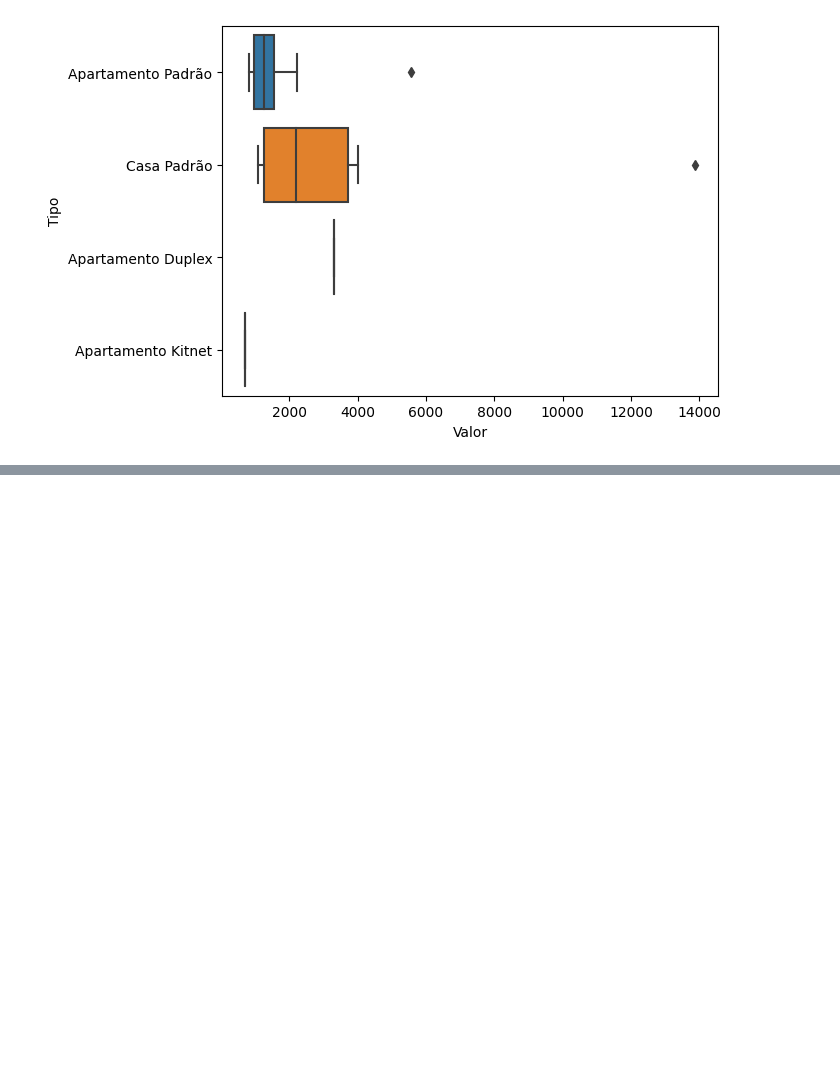
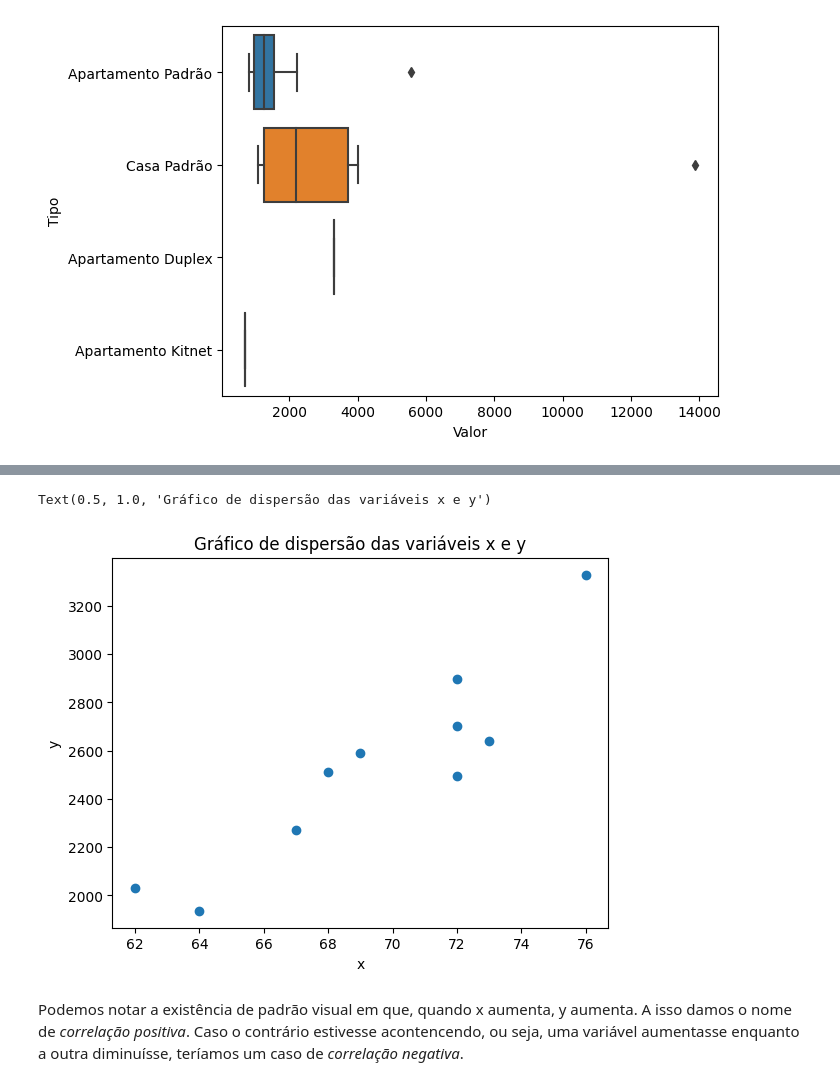
Before and after one commit to naomyduarteg/mba_datascience_usp, a Jupyter notebook: Estatistica.ipynb, the cells around one changed output, grey strips where cells are left out. Cells and saved outputs as stored; diff of their text form; code cells hidden in the pictures; blank space fills up the shorter version.

```diff
--- a/Estatistica.ipynb
+++ b/Estatistica.ipynb
@@ -205,0 +291,5 @@ plt.show()
+# %%
+dados = pd.DataFrame(data={'x': [62, 64, 67, 68, 69, 72, 72, 73, 72, 76],
+                           'y': [2032, 1936, 2272, 2512, 2592, 2496, 2704, 2640, 2896, 3328]})
+
+dados.head()
@@ -205,0 +303,11 @@ plt.show()
+# %%
+#gerando o gráfico de dispersão
+plt.scatter(dados['x'], dados['y'])
+plt.xlabel("x")
+plt.ylabel("y")
+plt.title("Gráfico de dispersão das variáveis x e y")
+# %% [output]
+Text(0.5, 1.0, 'Gráfico de dispersão das variáveis x e y')
+[figure, added]
+# %% [markdown]
+Podemos notar a existência de padrão visual em que, quando x aumenta, y aumenta. A isso damos o nome de *correlação positiva*. Caso o contrário estivesse acontencendo, ou seja, uma variável aumentasse enquanto a outra diminuísse, teríamos um caso de *correlação negativa*.
```
Also changed, not shown: parts of 14 cells of this notebook.
